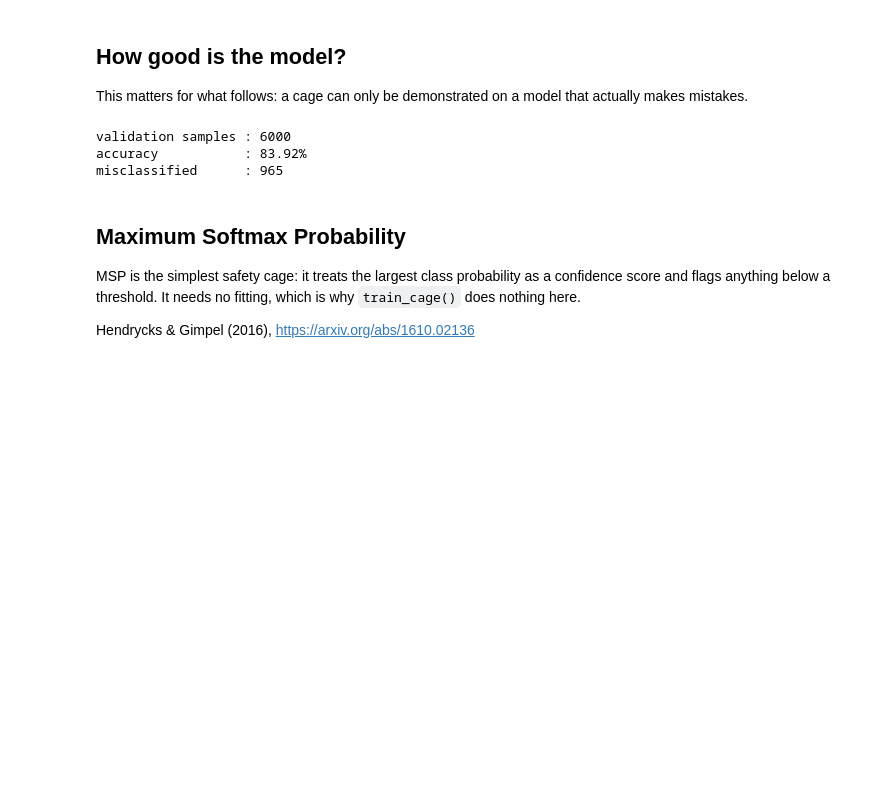
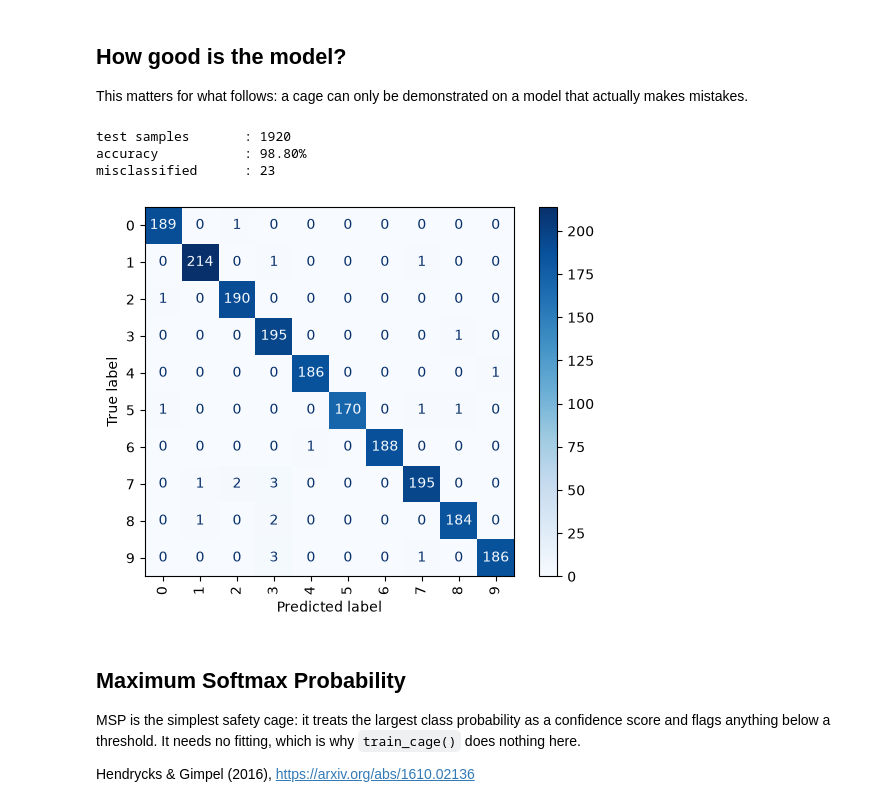
Before and after one commit to SINTEF/safetycage, a Jupyter notebook: examples/01-mnist/tutorial.ipynb, the cells around one changed output. Cells and saved outputs as stored; diff of their text form; code cells hidden in the pictures; blank space fills up the shorter version.

```diff
--- a/examples/01-mnist/tutorial.ipynb
+++ b/examples/01-mnist/tutorial.ipynb
@@ -75,0 +181,9 @@ model_module = MLPModelModule(
+# %%
+from mlp_modelmodule import MLPModelModule
+
+model_module = MLPModelModule(
+    selected_layers='dense_1',
+    use_onehot_encoder=False,
+    model=model,
+    device=DEVICE
+)
@@ -79,18 +209,25 @@ model_module = MLPModelModule(
 This matters for what follows: a cage can only be demonstrated on a
 model that actually makes mistakes.
 # %%
-images_val, labels_val = data_module.data_val
-predictions_val = model_module._get_predictions(images_val)
+from sklearn.metrics import confusion_matrix, ConfusionMatrixDisplay
 
-incorrect_val = (predictions_val != labels_val).astype(int)
+x_model_test, y_model_test = data_module_model.data_test
+predictions_test = model_module._get_predictions(x_model_test)
 
-print(f'validation samples : {len(images_val)}')
-print(f'accuracy           : {(predictions_val == labels_val).mean():.2%}')
-print(f'misclassified      : {incorrect_val.sum()}')
+incorrect_test = (predictions_test != y_model_test).astype(int)
+
+print(f'test samples       : {len(x_model_test)}')
+print(f'accuracy           : {(predictions_test == y_model_test).mean():.2%}')
+print(f'misclassified      : {incorrect_test.sum()}')
+
+cm = confusion_matrix(y_model_test, predictions_test)
+disp = ConfusionMatrixDisplay(confusion_matrix=cm, display_labels=data_module.classes.values())
+cm_fig = disp.plot(cmap='Blues', xticks_rotation='vertical')
 # %% [output]
-validation samples : 6000
-accuracy           : 83.92%
-misclassified      : 965
+test samples       : 1920
+accuracy           : 98.80%
+misclassified      : 23
+[figure, added]
 # %% [markdown]
 ## Maximum Softmax Probability
 
```
Also changed, not shown: parts of 23 cells of this notebook, 1 other file.
